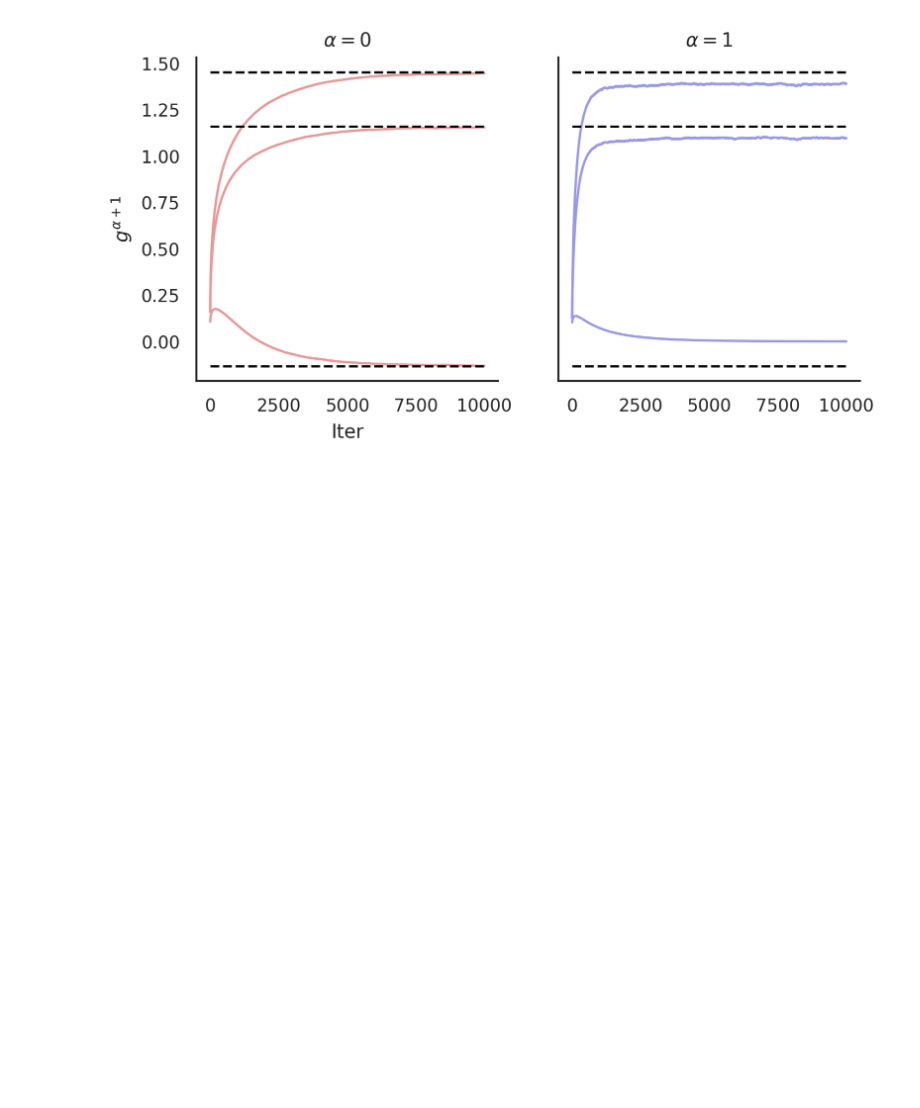
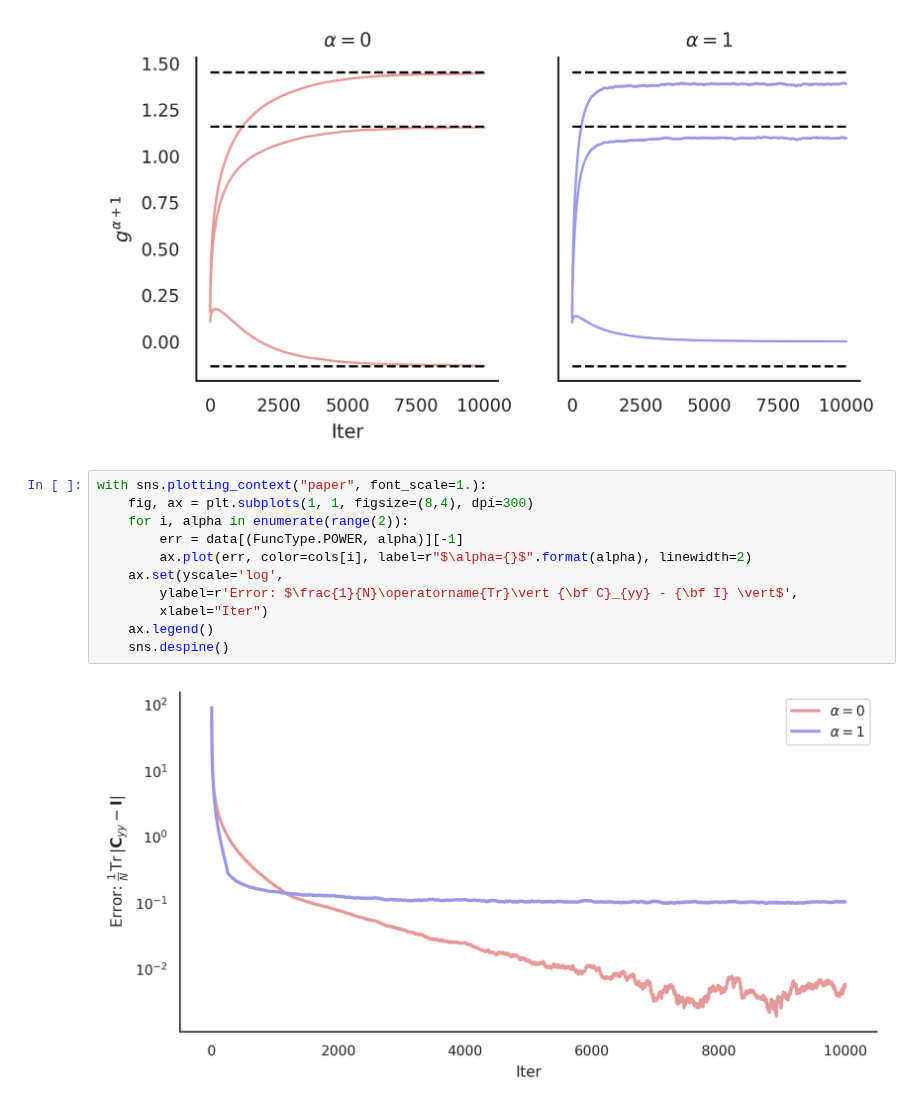
Before and after one commit to lyndond/frame_whitening, a Jupyter notebook: figures/soft_whitening_2d.ipynb, the cells around one changed output. Cells and saved outputs as stored; diff of their text form; blank space fills up the shorter version.

Commit message:
colors and error for soft whitening

```diff
--- a/figures/soft_whitening_2d.ipynb
+++ b/figures/soft_whitening_2d.ipynb
@@ -124,3 +124,16 @@ with sns.plotting_context("paper", font_scale=1.):
     sns.despine()
 # %% [output]
 [figure]
+# %%
+with sns.plotting_context("paper", font_scale=1.):
+    fig, ax = plt.subplots(1, 1, figsize=(8,4), dpi=300)
+    for i, alpha in enumerate(range(2)):
+        err = data[(FuncType.POWER, alpha)][-1]
+        ax.plot(err, color=cols[i], label=r"$\alpha={}$".format(alpha), linewidth=2)
+    ax.set(yscale='log',
+        ylabel=r'Error: $\frac{1}{N}\operatorname{Tr}\vert {\bf C}_{yy} - {\bf I} \vert$',
+        xlabel="Iter")
+    ax.legend()
+    sns.despine()
+# %% [output]
+[figure, added]
```
